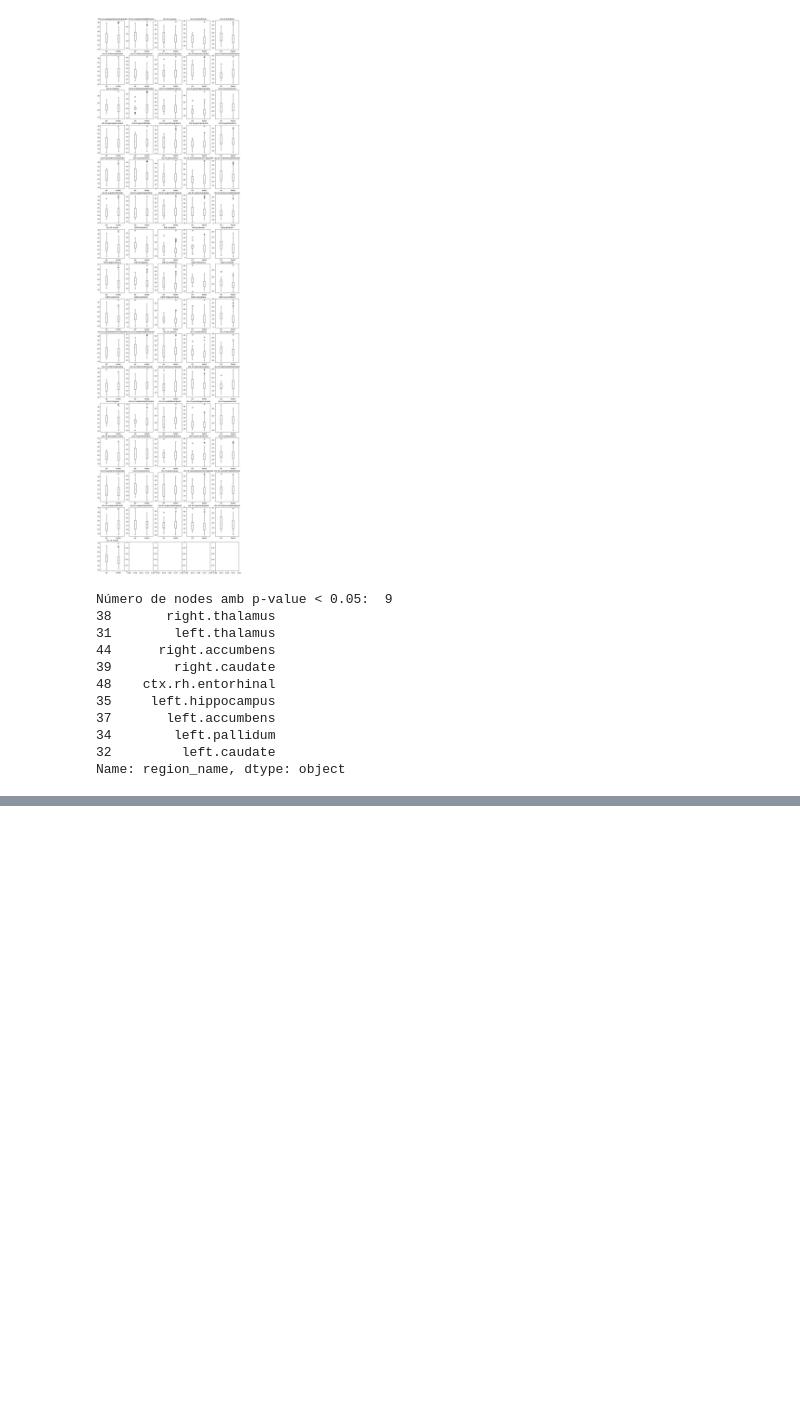
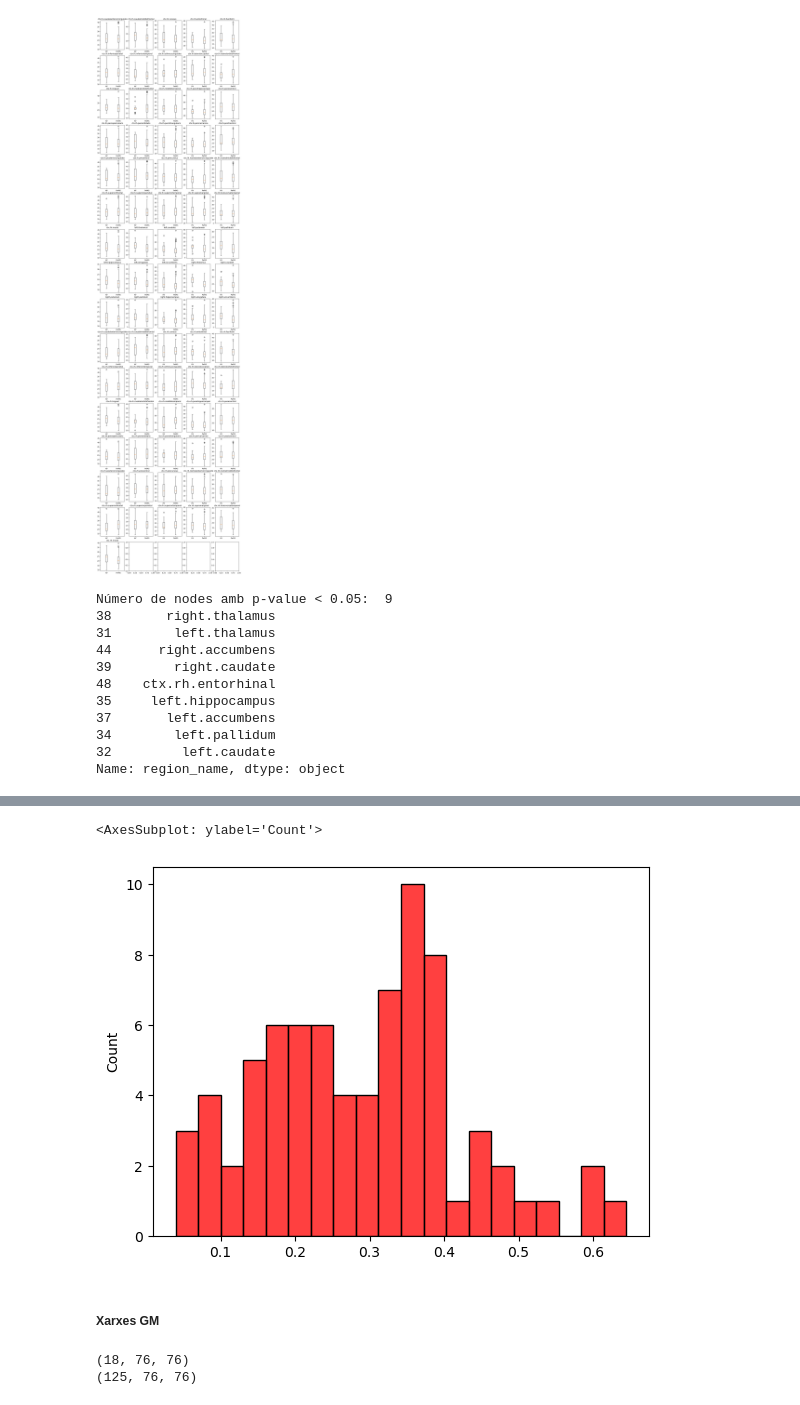
Before and after one commit to martibruix/Codi_TFG, a Jupyter notebook: analisi.ipynb, the cells around one changed output, grey strips where cells are left out. Cells and saved outputs as stored; diff of their text form; code cells hidden in the pictures; blank space fills up the shorter version.

```diff
--- a/analisi.ipynb
+++ b/analisi.ipynb
@@ -352,0 +415,6 @@ Name: region_name, dtype: object
+# %%
+HV_fa = fa[HV_index, :, :]
+PwMS_fa = fa[PwMS_index, :, :]
+
+print(HV_fa.shape)
+print(PwMS_fa.shape)
@@ -352,0 +424,4 @@ Name: region_name, dtype: object
+# %%
+fa_links = get_p_values_links(HV_fa, PwMS_fa)
+
+fa_links
@@ -352,0 +442,5 @@ Name: region_name, dtype: object
+# %%
+fa_relevant_links = fa_links[fa_links['p_values'] < 0.05]
+
+print("Nombre d'arestes amb p-value < 0.05: ", fa_relevant_links.shape[0])
+fa_relevant_links
@@ -352,0 +462,6 @@ Name: region_name, dtype: object
+# %%
+fa_nodes_link_percentage = get_node_pass_percentage(fa_relevant_links)
+
+print("Percentatge d'arestes de cada node que passen el t-test:")
+
+print(fa_nodes_link_percentage)
@@ -352,0 +483,16 @@ Name: region_name, dtype: object
+# %%
+sns.histplot(x=fa_nodes_link_percentage, color ='red', bins=20)
+# %% [output]
+<AxesSubplot: ylabel='Count'>
+[figure, added]
+# %% [markdown]
+##### Xarxes GM
+# %%
+HV_gm = gm[HV_index, :, :]
+PwMS_gm = gm[PwMS_index, :, :]
+
+print(HV_gm.shape)
+print(PwMS_gm.shape)
+# %% [output]
+(18, 76, 76)
+(125, 76, 76)
```
Also changed, not shown: parts of 73 cells of this notebook.
